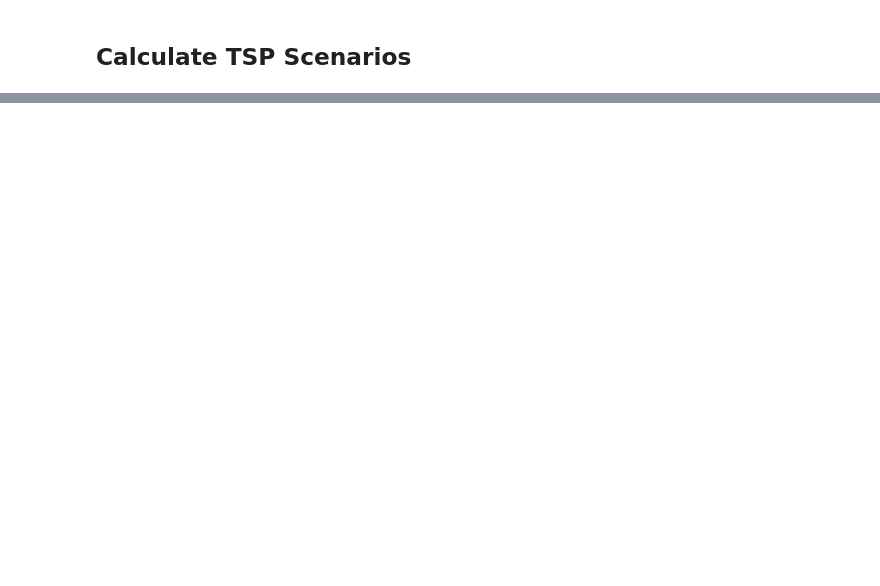
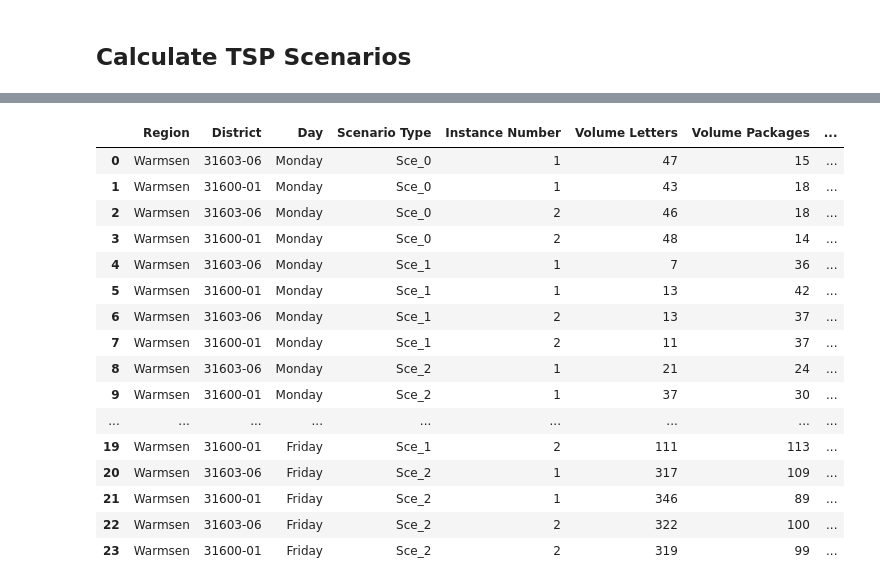
Before and after one commit to Pratiksha100/AnalyticsProject, a Jupyter notebook: ipnyb/DP_analytics_endtoend_process.ipynb, the cells around one changed output, grey strips where cells are left out. Cells and saved outputs as stored; diff of their text form; code cells hidden in the pictures; blank space fills up the shorter version.

```diff
--- a/ipnyb/DP_analytics_endtoend_process.ipynb
+++ b/ipnyb/DP_analytics_endtoend_process.ipynb
@@ -987,0 +1218,14 @@ result_df.to_csv("/content/drive/Shareddrives/Private Unlimited Drive #1/DDS/Ana
+# %%
+%%time
+
+all_unequal_instances_objects = {}
+
+## iterate through all regions : ##
+for region in all_unequal_instances.keys():
+# for region in ['Warmsen']:
+  result_region = create_dm_map_shipment(region = region, data = all_unequal_instances[region],
+                                         shipment_type = 'unequal',
+                                         save_loc = '/content/drive/Shareddrives/Private Unlimited Drive #1/DDS/Analytics Project/Coding/',
+                                         rate_list = unequal_rate_list,
+                                         instance_variations = instance_variation_equal)
+  all_unequal_instances_objects[region] = result_region
@@ -987,0 +1290,4 @@ result_df.to_csv("/content/drive/Shareddrives/Private Unlimited Drive #1/DDS/Ana
+# %%
+all_unequal_instances_objects = pickle.load(open("/content/drive/Shareddrives/Private Unlimited Drive #1/DDS/Analytics Project/Coding/Results/all_unequal_instances_objects.p", "rb"))
+# %%
+all_complete_solver = pickle.load(open("/content/drive/Shareddrives/Private Unlimited Drive #1/DDS/Analytics Project/Coding/Results/all_complete_solver.p", "rb"))
@@ -987,0 +1410,44 @@ result_df.to_csv("/content/drive/Shareddrives/Private Unlimited Drive #1/DDS/Ana
+# %%
+# generate results into dataframe
+
+result_df = pd.DataFrame(
+    {
+        'Region' : list_region,
+     'District' : list_district,
+     'Day' : list_day,
+     'Scenario Type' : list_scenario_type,
+     'Instance Number' : list_instance_number,
+     'Volume Letters' : list_volume_letter,
+     'Volume Packages' : list_volume_package,
+     'Volume Others' : list_volume_others,
+     'Volume All' : list_volume_all,
+     'Total number of post objects with shipments' : list_po_with_demand,
+     'Total number of all post objects' :  list_po_all,
+     'TSP sequence default' : list_skip_default,
+     'TSP sequence solver' : list_skip_solver,
+     'TSP recalc' : list_instance_solver,
+     'Similarity%_recalc_seqsolver' : list_sim_instance_skipsolver,
+     'Similarity%_recalc_seqdefault' : list_sim_instance_skipdefault,
+     'Similarity%_seqdefault_seqsolver' : list_sim_skipdefault_skipsolver
+    }
+)
+# %%
+result_df
+# %% [output]
+|  | Region | District | Day | Scenario Type | Instance Number | Volume Letters | Volume Packages | ... |
+| 0 | Warmsen | 31603-06 | Monday | Sce_0 | 1 | 47 | 15 | ... |
+| 1 | Warmsen | 31600-01 | Monday | Sce_0 | 1 | 43 | 18 | ... |
+| 2 | Warmsen | 31603-06 | Monday | Sce_0 | 2 | 46 | 18 | ... |
+| 3 | Warmsen | 31600-01 | Monday | Sce_0 | 2 | 48 | 14 | ... |
+| 4 | Warmsen | 31603-06 | Monday | Sce_1 | 1 | 7 | 36 | ... |
+| 5 | Warmsen | 31600-01 | Monday | Sce_1 | 1 | 13 | 42 | ... |
+| 6 | Warmsen | 31603-06 | Monday | Sce_1 | 2 | 13 | 37 | ... |
+| 7 | Warmsen | 31600-01 | Monday | Sce_1 | 2 | 11 | 37 | ... |
+| 8 | Warmsen | 31603-06 | Monday | Sce_2 | 1 | 21 | 24 | ... |
+| 9 | Warmsen | 31600-01 | Monday | Sce_2 | 1 | 37 | 30 | ... |
+| ... | ... | ... | ... | ... | ... | ... | ... | ... |
+| 19 | Warmsen | 31600-01 | Friday | Sce_1 | 2 | 111 | 113 | ... |
+| 20 | Warmsen | 31603-06 | Friday | Sce_2 | 1 | 317 | 109 | ... |
+| 21 | Warmsen | 31600-01 | Friday | Sce_2 | 1 | 346 | 89 | ... |
+| 22 | Warmsen | 31603-06 | Friday | Sce_2 | 2 | 322 | 100 | ... |
+| 23 | Warmsen | 31600-01 | Friday | Sce_2 | 2 | 319 | 99 | ... |
```
Also changed, not shown: parts of 45 cells of this notebook.
